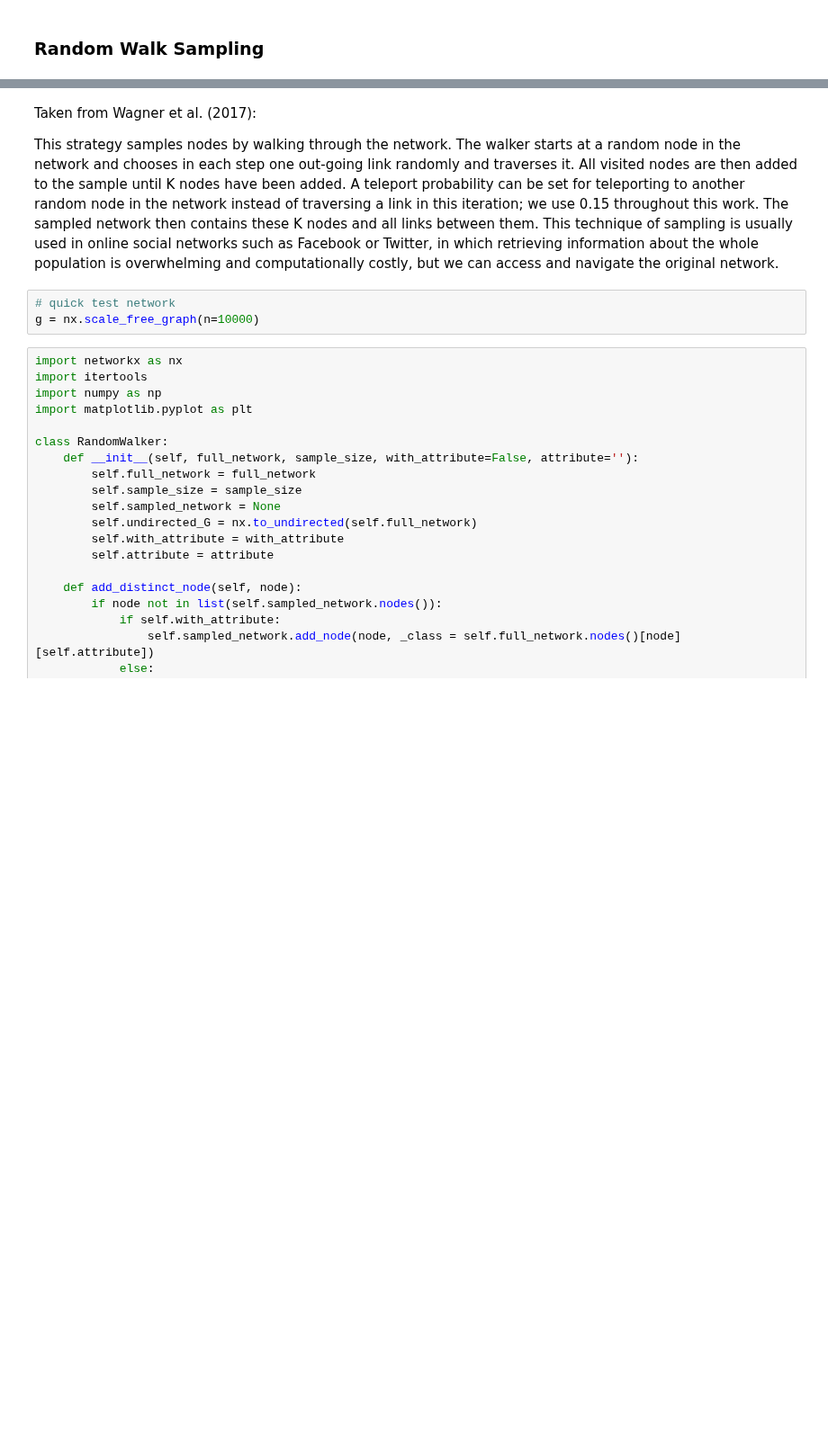
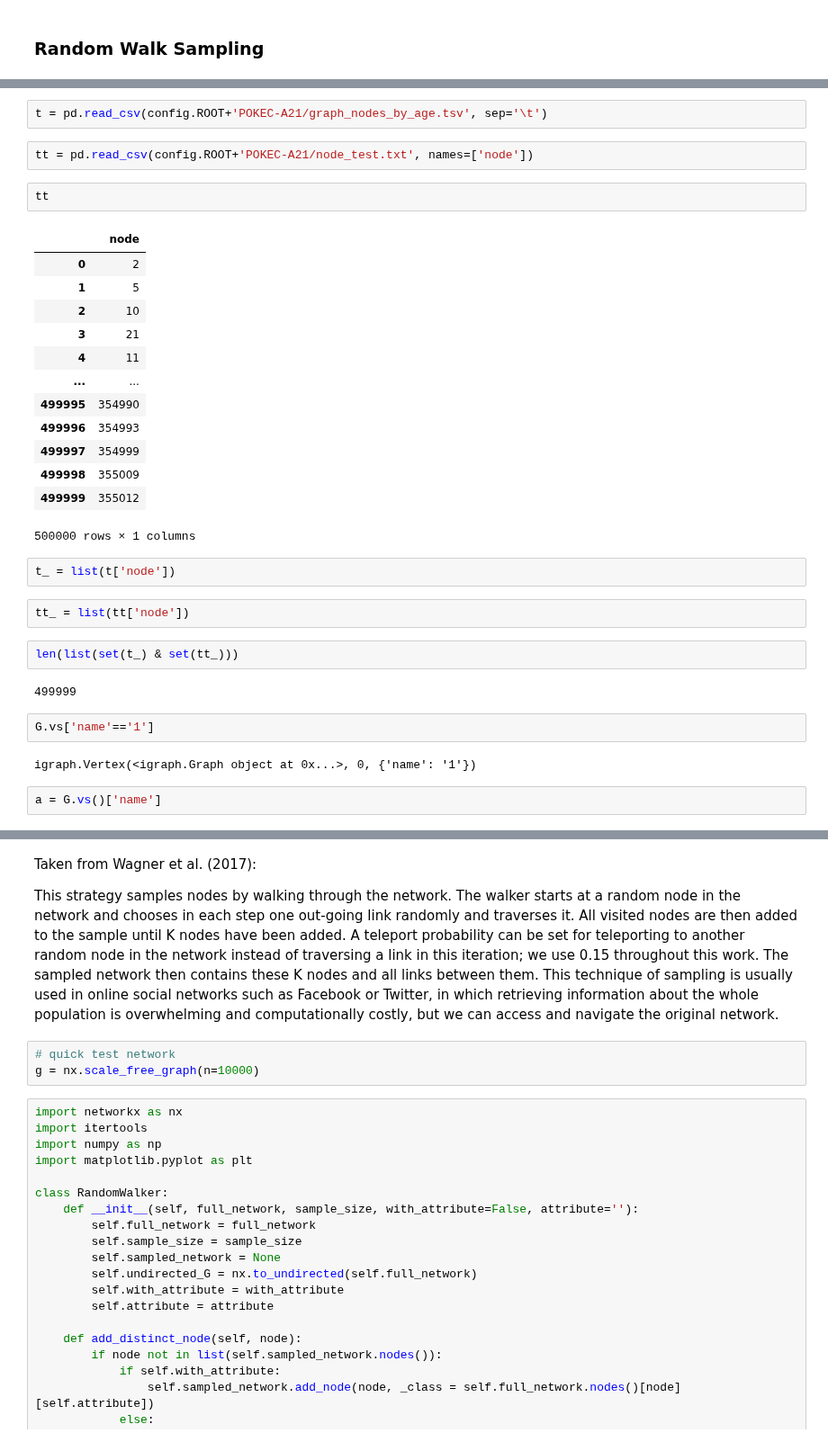
Before and after one commit to TDebono/disparate-exposure-link-recommendation, a Jupyter notebook: synthetic_data.ipynb, the cells around one changed output, grey strips where cells are left out. Shown at 90% size. Cells and saved outputs as stored; diff of their text form; blank space fills up the shorter version.

```diff
--- a/synthetic_data.ipynb
+++ b/synthetic_data.ipynb
@@ -2885,0 +763,34 @@ with open('a0505_10.pkl', 'wb') as f:
+# %%
+t = pd.read_csv(config.ROOT+'POKEC-A21/graph_nodes_by_age.tsv', sep='\t')
+# %%
+tt = pd.read_csv(config.ROOT+'POKEC-A21/node_test.txt', names=['node'])
+# %%
+tt
+# %% [output]
+|  | node |
+| 0 | 2 |
+| 1 | 5 |
+| 2 | 10 |
+| 3 | 21 |
+| 4 | 11 |
+| ... | ... |
+| 499995 | 354990 |
+| 499996 | 354993 |
+| 499997 | 354999 |
+| 499998 | 355009 |
+| 499999 | 355012 |
+500000 rows × 1 columns
+# %%
+t_ = list(t['node'])
+# %%
+tt_ = list(tt['node'])
+# %%
+len(list(set(t_) & set(tt_)))
+# %% [output]
+499999
+# %%
+G.vs['name'=='1']
+# %% [output]
+igraph.Vertex(<igraph.Graph object at 0x...>, 0, {'name': '1'})
+# %%
+a = G.vs()['name']
```
Also changed, not shown: parts of 176 cells of this notebook, 13 other files.
